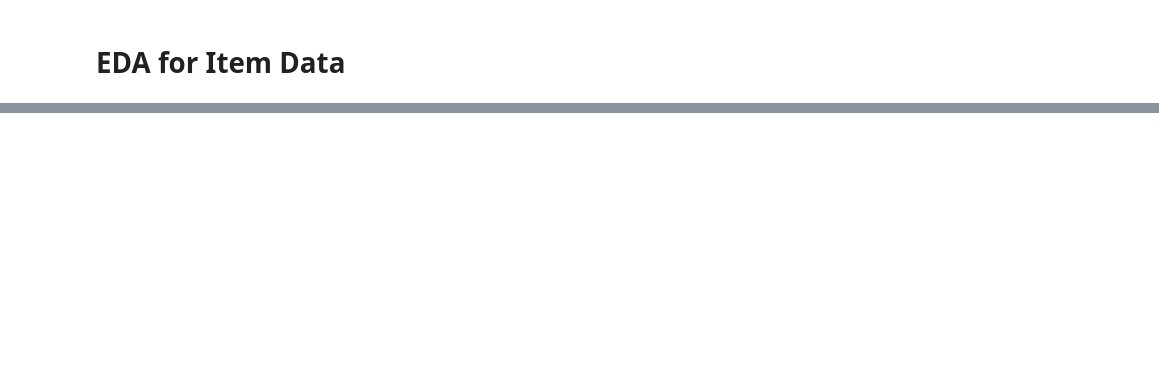
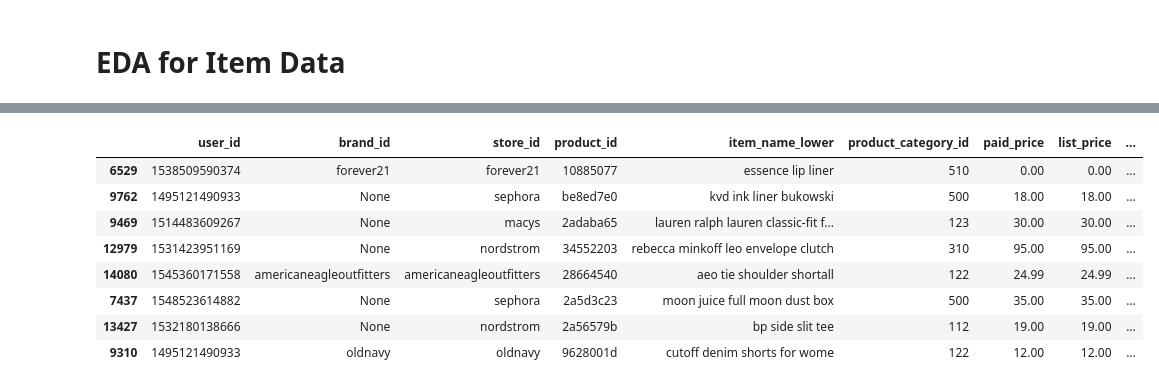
Before and after one commit to radhavrmk/caprs, a Jupyter notebook: code/notebooks/Cap1.ipynb, the cells around one changed output, grey strips where cells are left out. Saved outputs shown, nothing was run; the diff lists cells and outputs as text; code cells hidden in the pictures; blank space fills up the shorter version.

```diff
--- a/code/notebooks/Cap1.ipynb
+++ b/code/notebooks/Cap1.ipynb
@@ -38,3 +38,4 @@ user_sheet = "14. 100_users_set"
 items_sheet = "15. 100_users_item_set"
 wishlist_sheet = "12. wishlist_items"
 influencer_sheet = "16. 100_user_influencer"
+refcolor_sheet = "2. reference_color"
@@ -40,0 +44,10 @@ influencer_sheet = "16. 100_user_influencer"
+# %%
+color_ref = xlsx.parse(refcolor_sheet)
+
+# color_ref = pd.read_csv("Finery X NYCDSA UI of the Future - 2. reference_color.csv")
+
+df_color = color_ref["colorname0"].unique()
+df_color
+# items["item_name_lower"] = items["item_name_lower"].fillna("Nan")
+# items["color_parsed"] = items["color_parsed"].fillna("Nan")
+# items["color_parsed"] = [e.lower() for e in items["color_parsed"]]
@@ -377,3 +529,15 @@ loc, labels = plt.xticks(rotation=90)
+# %%
+df_items.sample(8)
+# %% [output]
+|  | user_id | brand_id | store_id | product_id | item_name_lower | product_category_id | paid_price | list_price | ... |
+| 6529 | 1538509590374 | forever21 | forever21 | 10885077 | essence lip liner | 510 | 0.00 | 0.00 | ... |
+| 9762 | 1495121490933 | None | sephora | be8ed7e0 | kvd ink liner bukowski | 500 | 18.00 | 18.00 | ... |
+| 9469 | 1514483609267 | None | macys | 2adaba65 | lauren ralph lauren classic-fit f... | 123 | 30.00 | 30.00 | ... |
+| 12979 | 1531423951169 | None | nordstrom | 34552203 | rebecca minkoff leo envelope clutch | 310 | 95.00 | 95.00 | ... |
+| 14080 | 1545360171558 | americaneagleoutfitters | americaneagleoutfitters | 28664540 | aeo tie shoulder shortall | 122 | 24.99 | 24.99 | ... |
+| 7437 | 1548523614882 | None | sephora | 2a5d3c23 | moon juice full moon dust box | 500 | 35.00 | 35.00 | ... |
+| 13427 | 1532180138666 | None | nordstrom | 2a56579b | bp side slit tee | 112 | 19.00 | 19.00 | ... |
+| 9310 | 1495121490933 | oldnavy | oldnavy | 9628001d | cutoff denim shorts for wome | 122 | 12.00 | 12.00 | ... |
 # %%
 wishlist_columns_tokeep = [
 
```
Also changed, not shown: parts of 18 cells of this notebook.
